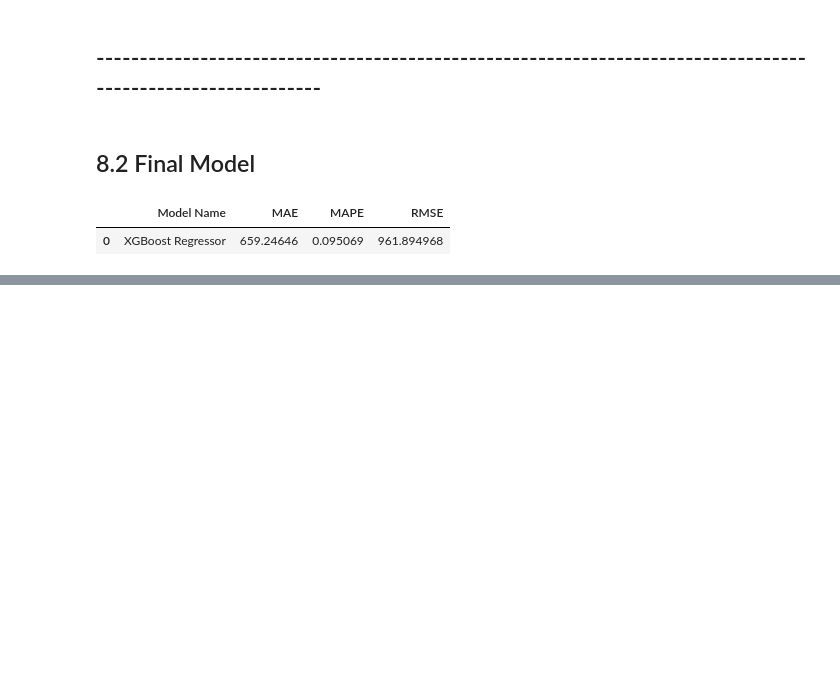
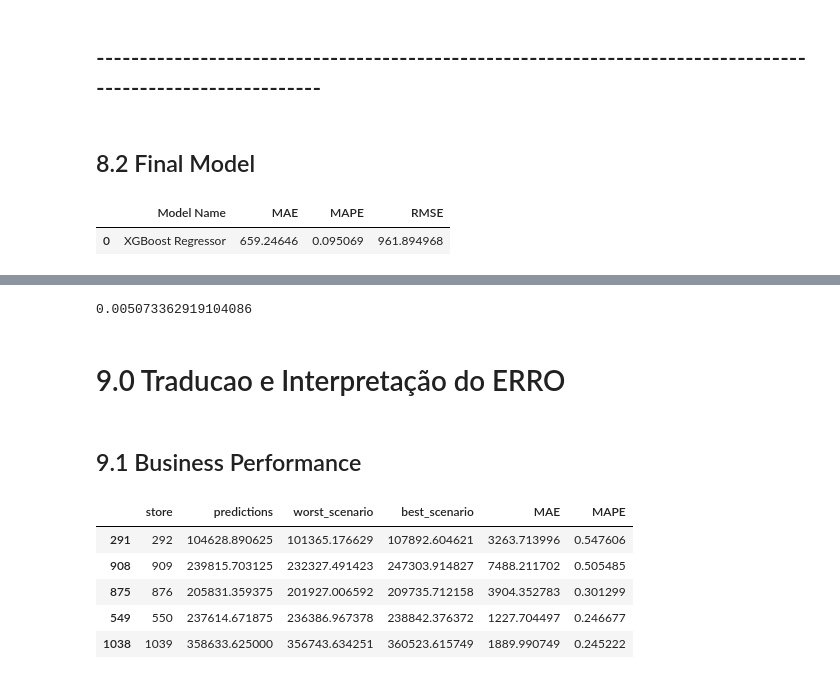
Before and after one commit to jcmazoni/rossmann, a Jupyter notebook: DS_aula1.ipynb, the cells around one changed output, grey strips where cells are left out. Drawn from its saved outputs; the diff is of its cells as text; code cells hidden in the pictures; blank space fills up the shorter version.

```diff
--- a/DS_aula1.ipynb
+++ b/DS_aula1.ipynb
@@ -1680,0 +1720,7 @@ xgb_result_tuned
+# %%
+mpe = mean_percentage_error(np.expm1(y_test), np.expm1(yhat_xgb_tuned))
+mpe
+# %% [output]
+0.005073362919104086
+# %% [markdown]
+# 9.0 Traducao e Interpretação do ERRO
@@ -1680,0 +1733,2 @@ xgb_result_tuned
+# %% [markdown]
+## 9.1 Business Performance
@@ -1680,0 +1753,9 @@ xgb_result_tuned
+# %%
+df92.sort_values('MAPE', ascending=False).head()
+# %% [output]
+|  | store | predictions | worst_scenario | best_scenario | MAE | MAPE |
+| 291 | 292 | 104628.890625 | 101365.176629 | 107892.604621 | 3263.713996 | 0.547606 |
+| 908 | 909 | 239815.703125 | 232327.491423 | 247303.914827 | 7488.211702 | 0.505485 |
+| 875 | 876 | 205831.359375 | 201927.006592 | 209735.712158 | 3904.352783 | 0.301299 |
+| 549 | 550 | 237614.671875 | 236386.967378 | 238842.376372 | 1227.704497 | 0.246677 |
+| 1038 | 1039 | 358633.625000 | 356743.634251 | 360523.615749 | 1889.990749 | 0.245222 |
```
Also changed, not shown: parts of 22 cells of this notebook, 1 other file.
